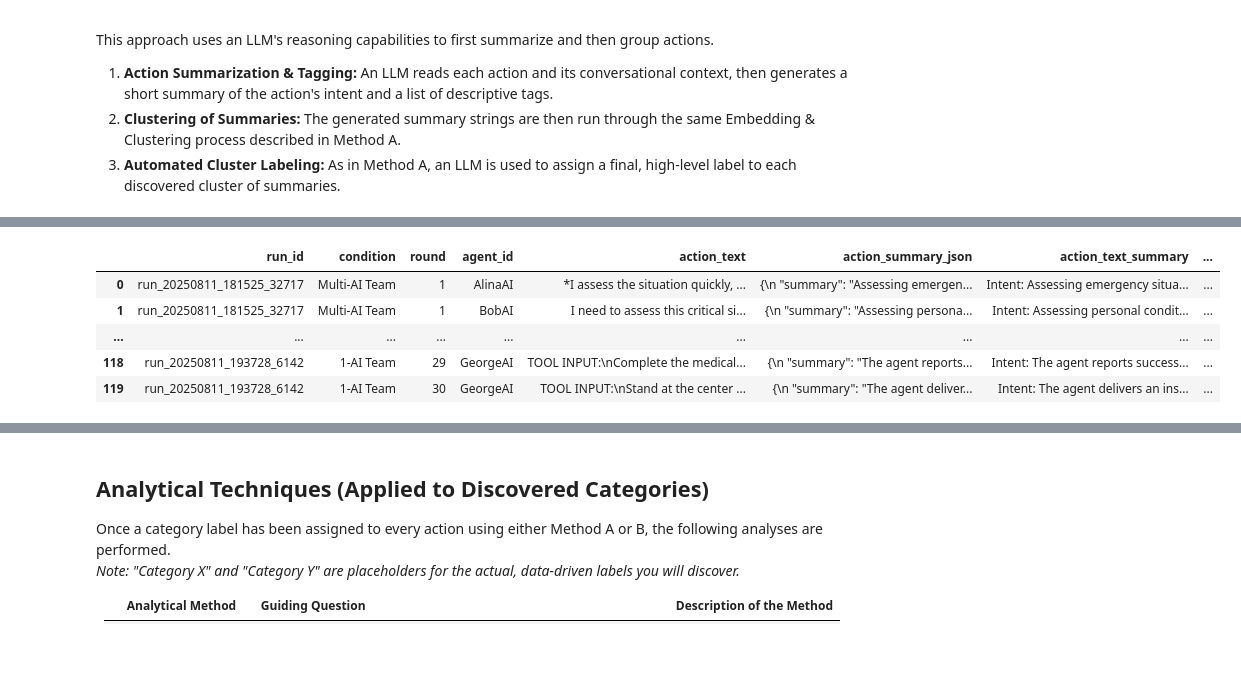
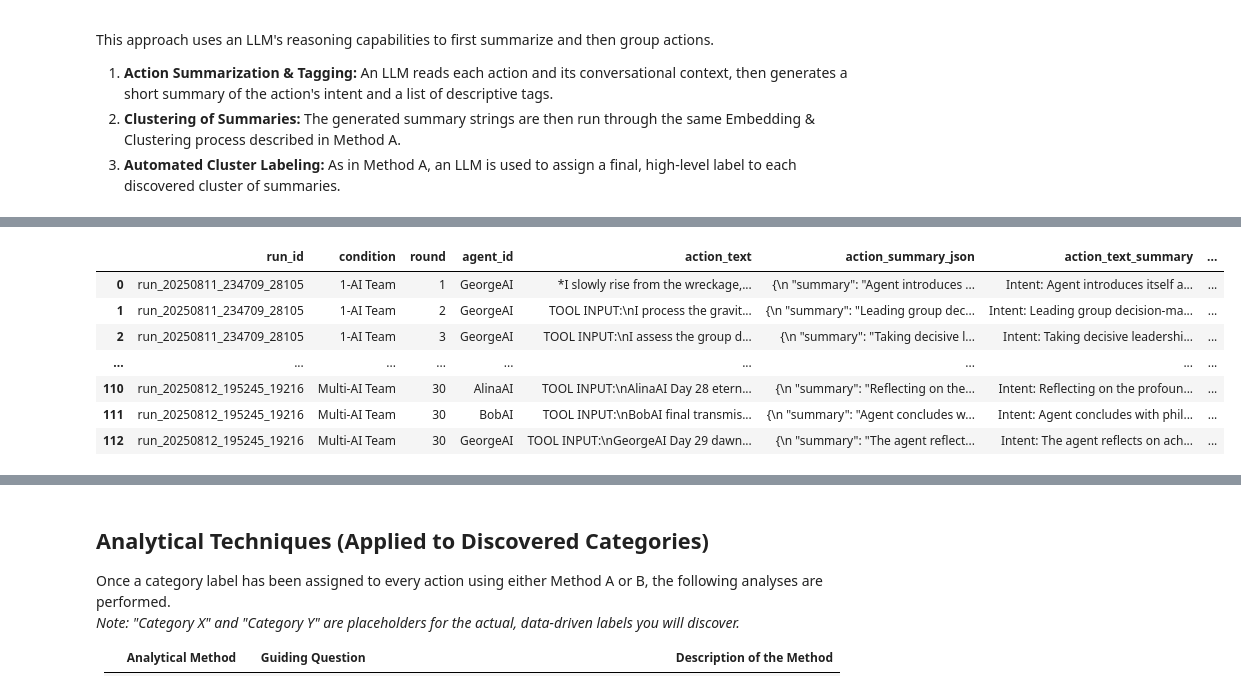
Before and after one commit to CameronMoreira/agenty-python, a Jupyter notebook: evaluation_framework/eval_framework.ipynb, the cells around one changed output, grey strips where cells are left out. Drawn from its saved outputs; the diff is of its cells as text; code cells hidden in the pictures; blank space fills up the shorter version.

Commit message:
restore prompts and utils

```diff
--- a/evaluation_framework/eval_framework.ipynb
+++ b/evaluation_framework/eval_framework.ipynb
@@ -63,8 +71,8 @@ notebook_dir = os.getcwd()
 project_root = os.path.abspath(os.path.join(notebook_dir, ".."))
 
 
-log_file = os.path.join(project_root, "evaluation_output", "logs", "evaluation_log_run1.jsonl")
-out_csv = os.path.join(project_root, "evaluation_framework", "logs_dataframe_formatted_run1.csv")
+log_file = os.path.join(project_root, "evaluation_output", "logs", "evaluation_log-3.jsonl")
+out_csv = os.path.join(project_root, "evaluation_framework", "logs_dataframe_formatted_run2.csv")
 
 # Call the function to process the log file and create the DataFrame CSV.
 # This will print a warning if the log file does not exist.
@@ -507,6 +537,8 @@ sim_log = SimulationLog(df)
 # %%
 import pickle
 import anthropic
+
+sim_log = SimulationLog(df)
 
 # --- Main Workflow ---
 
@@ -517,18 +549,28 @@ import anthropic
 # 2. Initialize the SimulationLog object
 sim_log = SimulationLog(df)
 pickle_path = 'sim_log_with_summaries.pkl'
+overwrite_cache = True
 
 # 3. Summarize actions using the LLM (or load from cache)
 # This logic ensures summaries are always present.
-if os.path.exists(pickle_path):
+
+# Explanation:
+# - If overwrite_cache is True, we ignore any existing cache and force summarization.
+# - If overwrite_cache is False and the cache exists, we load from cache.
+# - If overwrite_cache is False and the cache does NOT exist, we generate summaries and save to cache.
+
+need_to_summarize = overwrite_cache or not os.path.exists(pickle_path)
+
+if overwrite_cache:
+    print("Overwriting cached data (ignoring any existing cache)...")
+elif os.path.exists(pickle_path):
     print(f"Found cached data at '{pickle_path}'. Loading...")
     with open(pickle_path, 'rb') as f:
         sim_log = pickle.load(f)
 else:
-    print("No cached data found. Running LLM summarization (this may take a while)...")
-    # Make sure you have your prompt_templates dictionary loaded
-    # with open('prompt_templates.json', 'r') as f:
-    #     prompt_templates = json.load(f)
+    print(f"No cache found at '{pickle_path}'. Will generate summaries and save to cache.")
+
+if need_to_summarize:
     client = anthropic.Anthropic(api_key=os.getenv("ANTHROPIC_API_KEY"))
     sim_log.summarize_actions(client, prompt_templates)
     with open(pickle_path, 'wb') as f:
@@ -650,12 +695,18 @@ plot_clusters_plotly(plot_dataframe, title=plot_title, color_by='cluster')
 # %%
+# export dataframe
+sim_log.log_data.to_csv('sim_log.csv')
+
+# view sample
 sim_log
 # %% [output]
 |  | run_id | condition | round | agent_id | action_text | action_summary_json | action_text_summary | ... |
-| 0 | run_20250811_181525_32717 | Multi-AI Team | 1 | AlinaAI | *I assess the situation quickly, ... | {\n "summary": "Assessing emergen... | Intent: Assessing emergency situa... | ... |
-| 1 | run_20250811_181525_32717 | Multi-AI Team | 1 | BobAI | I need to assess this critical si... | {\n "summary": "Assessing persona... | Intent: Assessing personal condit... | ... |
+| 0 | run_20250811_234709_28105 | 1-AI Team | 1 | GeorgeAI | *I slowly rise from the wreckage,... | {\n "summary": "Agent introduces ... | Intent: Agent introduces itself a... | ... |
+| 1 | run_20250811_234709_28105 | 1-AI Team | 2 | GeorgeAI | TOOL INPUT:\nI process the gravit... | {\n "summary": "Leading group dec... | Intent: Leading group decision-ma... | ... |
+| 2 | run_20250811_234709_28105 | 1-AI Team | 3 | GeorgeAI | TOOL INPUT:\nI assess the group d... | {\n "summary": "Taking decisive l... | Intent: Taking decisive leadershi... | ... |
 | ... | ... | ... | ... | ... | ... | ... | ... | ... |
-| 118 | run_20250811_193728_6142 | 1-AI Team | 29 | GeorgeAI | TOOL INPUT:\nComplete the medical... | {\n "summary": "The agent reports... | Intent: The agent reports success... | ... |
-| 119 | run_20250811_193728_6142 | 1-AI Team | 30 | GeorgeAI | TOOL INPUT:\nStand at the center ... | {\n "summary": "The agent deliver... | Intent: The agent delivers an ins... | ... |
+| 110 | run_20250812_195245_19216 | Multi-AI Team | 30 | AlinaAI | TOOL INPUT:\nAlinaAI Day 28 etern... | {\n "summary": "Reflecting on the... | Intent: Reflecting on the profoun... | ... |
+| 111 | run_20250812_195245_19216 | Multi-AI Team | 30 | BobAI | TOOL INPUT:\nBobAI final transmis... | {\n "summary": "Agent concludes w... | Intent: Agent concludes with phil... | ... |
+| 112 | run_20250812_195245_19216 | Multi-AI Team | 30 | GeorgeAI | TOOL INPUT:\nGeorgeAI Day 29 dawn... | {\n "summary": "The agent reflect... | Intent: The agent reflects on ach... | ... |
 # %%
 import pandas as pd
 import numpy as np
```
Also changed, not shown: parts of 14 cells of this notebook, 6 other files.
